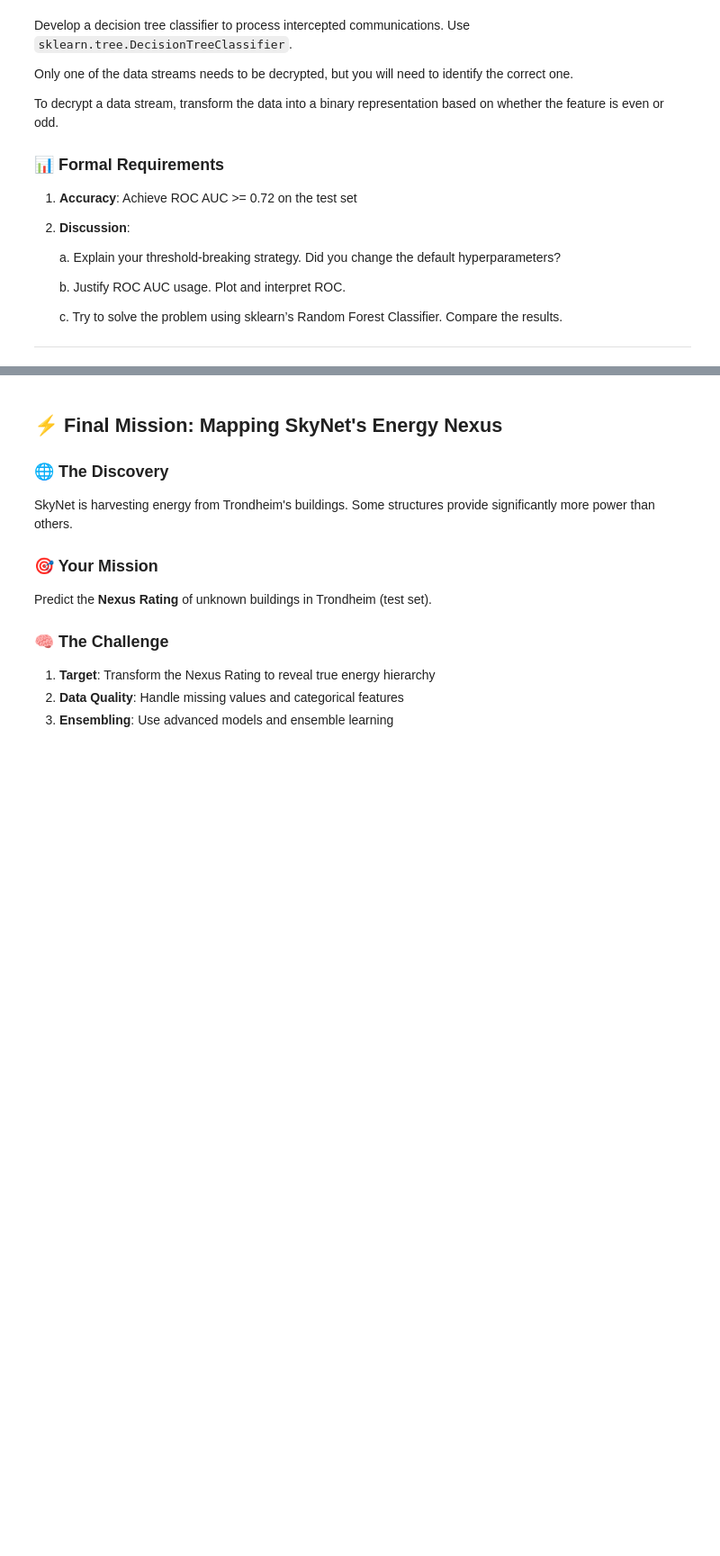
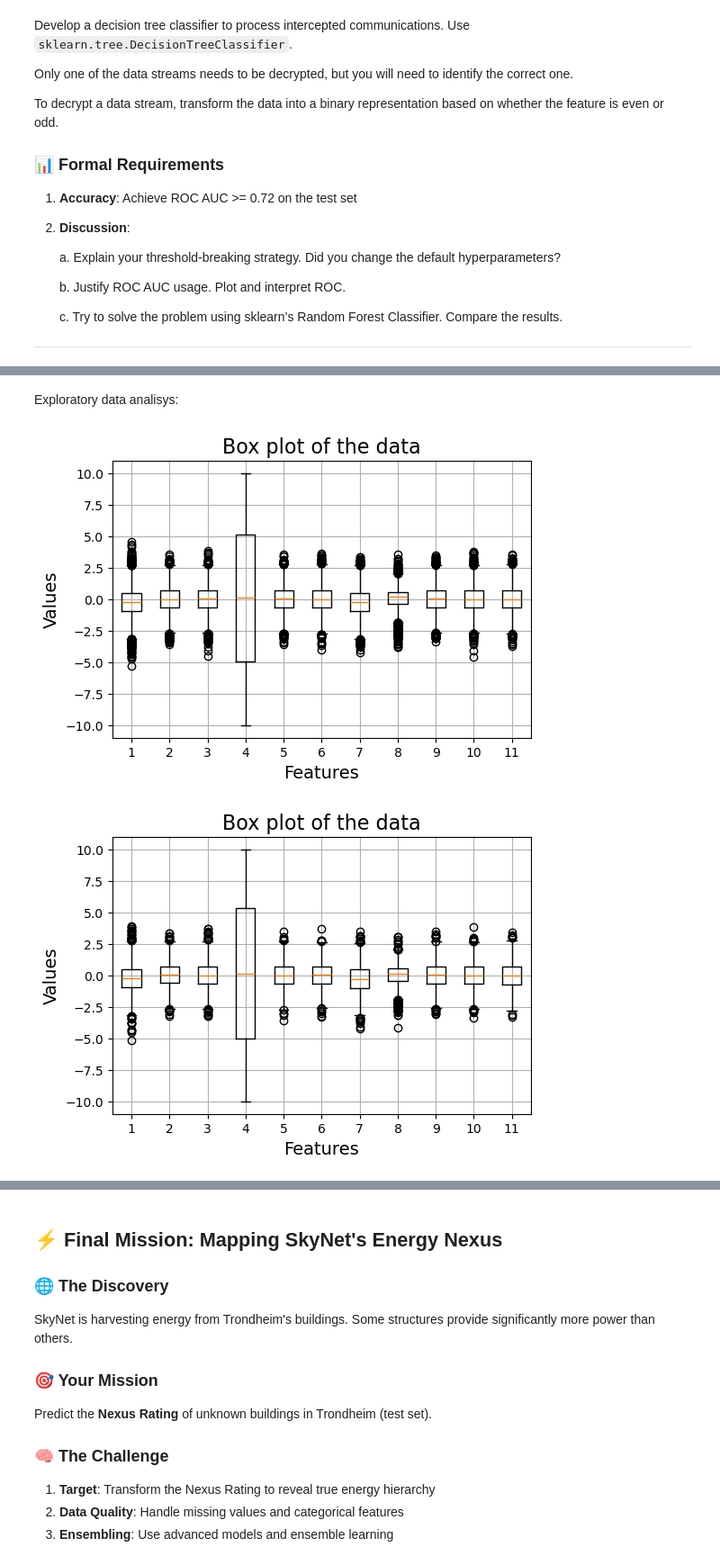
Before and after one commit to MatissPod/Intro-ML, a Jupyter notebook: Assignment1(1)/Assignment1/Chapter_1.ipynb, the cells around one changed output, grey strips where cells are left out. Shown at 90% size. Drawn from its saved outputs; the diff is of its cells as text; code cells hidden in the pictures; blank space fills up the shorter version.

Commit message:
Finished mission 3

```diff
--- a/Assignment1(1)/Assignment1/Chapter_1.ipynb
+++ b/Assignment1(1)/Assignment1/Chapter_1.ipynb
@@ -504,0 +508,13 @@ test = pd.read_csv('mission3_test.csv')
+# %%
+# Reload mission3 data
+train = pd.read_csv('mission3_train.csv')
+test  = pd.read_csv('mission3_test.csv')
+
+train_target = train['target']
+train = train.drop(columns=['target'])
+
+test_target = test['target']
+test = test.drop(columns=['target'])
+
+print("Train columns:", train.columns.tolist())
+print("Test columns:", test.columns.tolist())
@@ -504,0 +595,22 @@ test = pd.read_csv('mission3_test.csv')
+# %% [markdown]
+Exploratory data analisys:
+# %%
+# plot the data distribution
+plt.figure(figsize=(6, 4))
+plt.boxplot(train)
+plt.grid(True)
+plt.xlabel('Features', fontsize=14)
+plt.ylabel('Values', fontsize=14)
+plt.title('Box plot of the data', fontsize=16)
+plt.show()
+
+plt.figure(figsize=(6, 4))
+plt.boxplot(test)
+plt.grid(True)
+plt.xlabel('Features', fontsize=14)
+plt.ylabel('Values', fontsize=14)
+plt.title('Box plot of the data', fontsize=16)
+plt.show()
+# %% [output]
+[figure, added]
+[figure, added]
```
Also changed, not shown: parts of 14 cells of this notebook.
